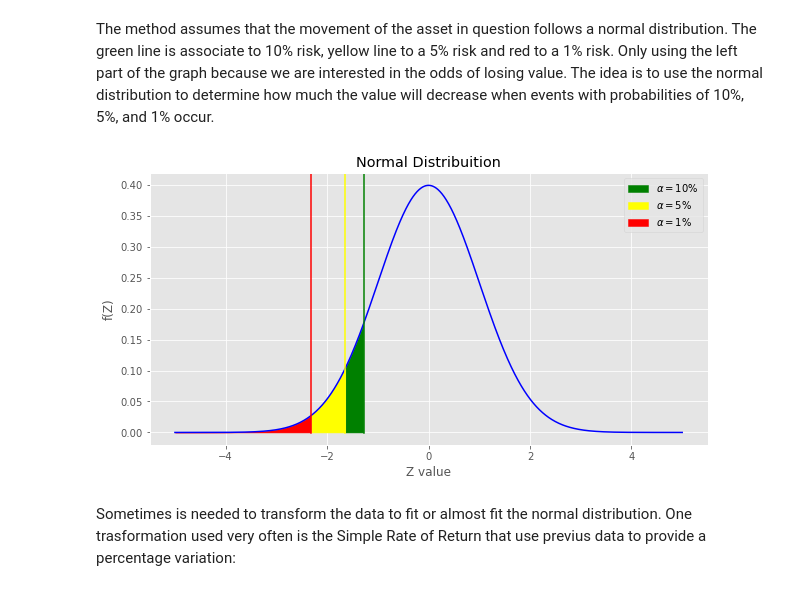
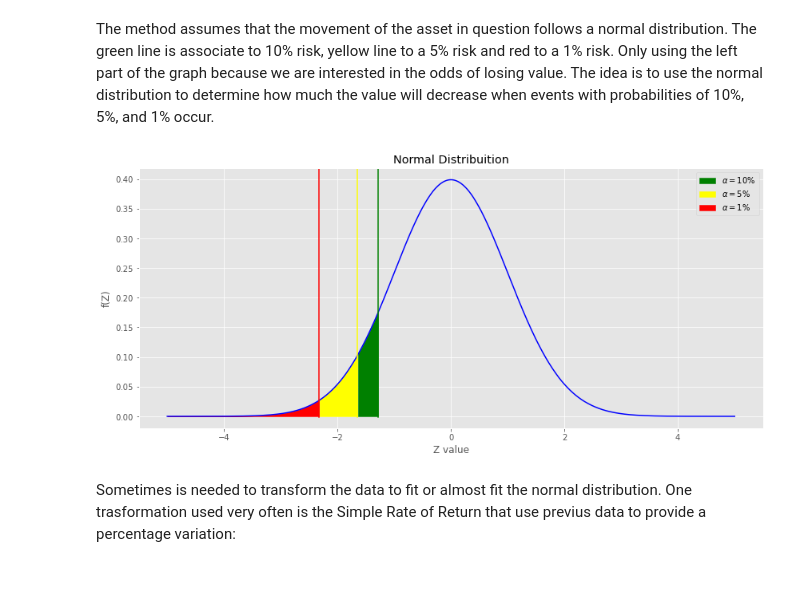
Before and after one commit to IsraelFPM/Risk-Analysis, a Jupyter notebook: ValueAtRisk.ipynb, the cells around one changed output. Cells and saved outputs as stored; diff of their text form; code cells hidden in the pictures.

```diff
--- a/ValueAtRisk.ipynb
+++ b/ValueAtRisk.ipynb
@@ -2,11 +2,12 @@
 import numpy as np
 import pandas as pd
 import matplotlib.pyplot as plt
+import seaborn as sns
 import yfinance as yf
 import datetime as dt
 import matplotlib as mpl
 
-mpl.rcParams['figure.figsize'] = [10,5]
+mpl.rcParams['figure.figsize'] = [14,6]
 plt.style.use('ggplot')
 # %% [markdown]
 This notebook aims to apply the parametric Value at Risk technique, discussing its conditions and limitations. The topics will be discussed in the following order:
@@ -26,34 +27,35 @@ The method assumes that the movement of the asset in question follows a normal d
 # Parameters and Data
 mean = 0
 std = 1
 x = np.linspace(-5, 5, 1000)
 y = (1 / (std * np.sqrt(2 * np.pi))) * np.exp(-(x - mean)**2 / (2 * std**2))
 
+plt.figure()
 # Creating graph
 plt.plot(x, y, color='blue')
 
 # Filling area
 plt.fill_between(x, y, where=((x < -1.28155)&(x >-1.64485)), color='green', alpha=1,label = r'$\alpha = 10$%')
 plt.fill_between(x, y, where=((x <-1.64485)&(x >-2.32635 )), color='yellow', alpha=1,label = r'$\alpha = 5$%')
 plt.fill_between(x, y, where=((x < -2.32635)), color='red', alpha=1, label = r'$\alpha = 1$%')
 
 plt.axvline(x = -1.28155, color = 'green',ymin=0.0425)
 #plt.text(-1.18155,0.4,'Z=-1.18155')
 plt.axvline(x = -1.64485, color = 'yellow',ymin=0.0425)
 #plt.text(-1.64485,0.35,'Z=-1.64485')
 plt.axvline(x = -2.32635, color = 'red',ymin=0.0425)
 #plt.text(-2.32635,0.3,'Z=-2.32635')
 
 
 plt.xlabel('Z value')
 plt.ylabel('f(Z)')
 plt.title('Normal Distribuition')
 plt.legend()
 
 plt.grid(True)
 plt.show()
 # %% [output]
-[figure, old version]
+[figure, new version]
 # %% [markdown]
 Sometimes is needed to transform the data to fit or almost fit the normal distribution. One trasformation used very often is the Simple Rate of Return that use previus data to provide a percentage variation:
 # %% [markdown]
```
Also changed, not shown: parts of 20 cells of this notebook.
